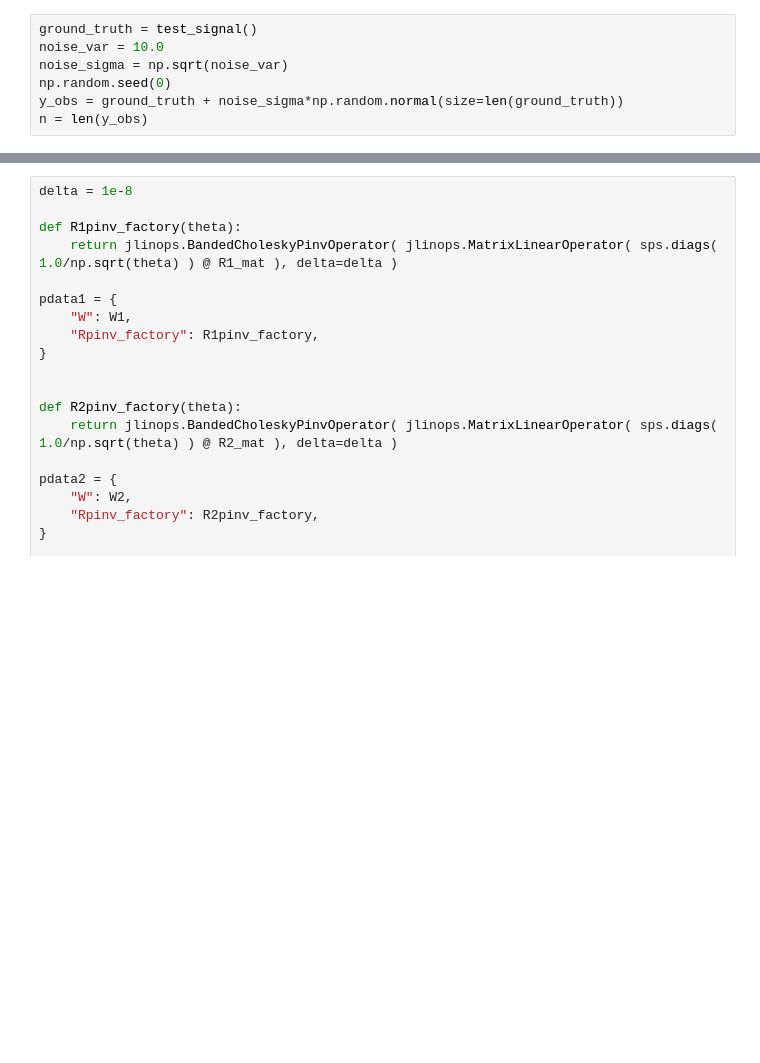
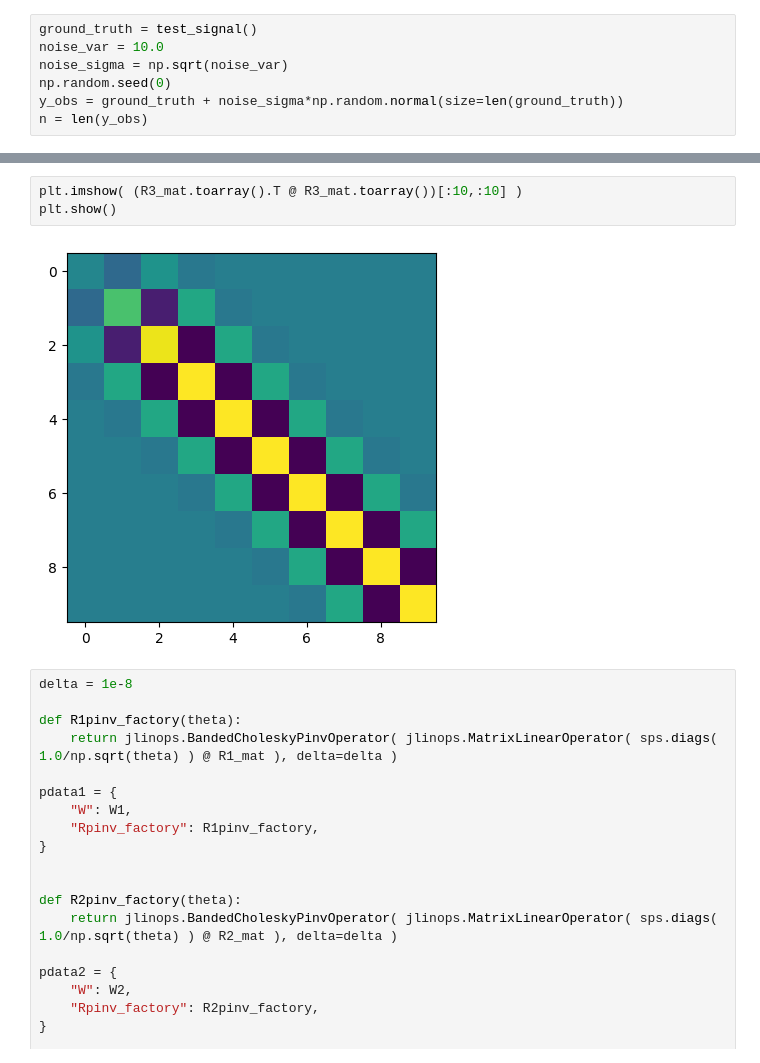
Before and after one commit to jlindbloom/sampi, a Jupyter notebook: notebooks/ias/paper/1d_different_R/different_rs.ipynb, the cells around one changed output, grey strips where cells are left out. Saved outputs shown, nothing was run; the diff lists cells and outputs as text; blank space fills up the shorter version.

```diff
--- a/notebooks/ias/paper/1d_different_R/different_rs.ipynb
+++ b/notebooks/ias/paper/1d_different_R/different_rs.ipynb
@@ -86,3 +96,8 @@ array([[ 1., -1.,  0., ...,  0.,  0.,  0.],
+# %%
+plt.imshow( (R3_mat.toarray().T @ R3_mat.toarray())[:10,:10] )
+plt.show()
+# %% [output]
+[figure, added]
 # %%
 delta = 1e-8
 
```
Also changed, not shown: parts of 9 cells of this notebook, 1 other file.
